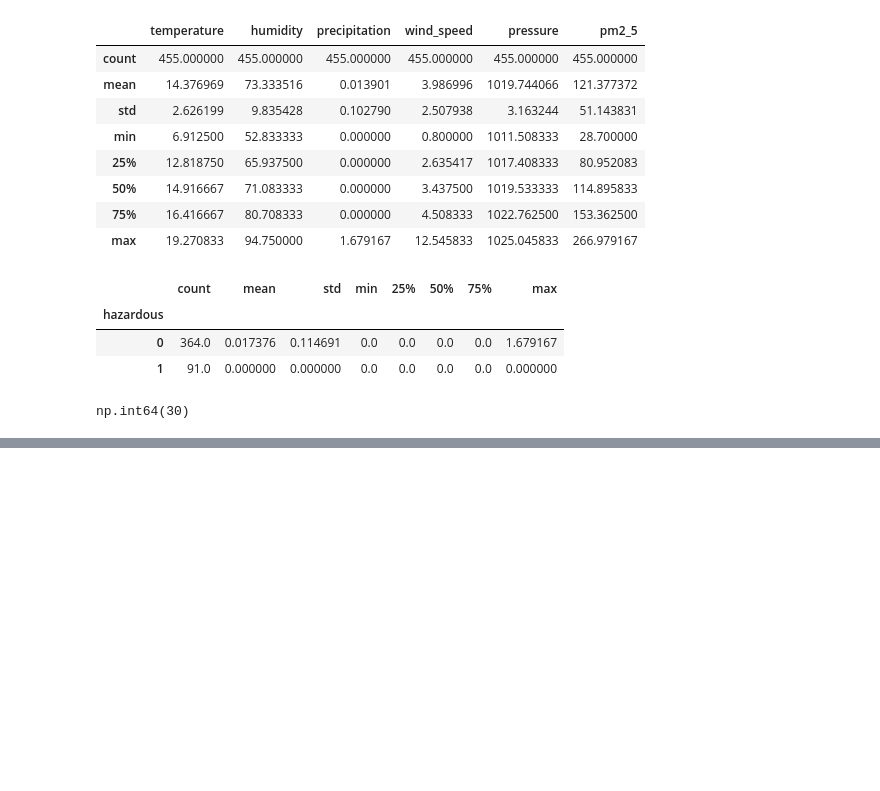
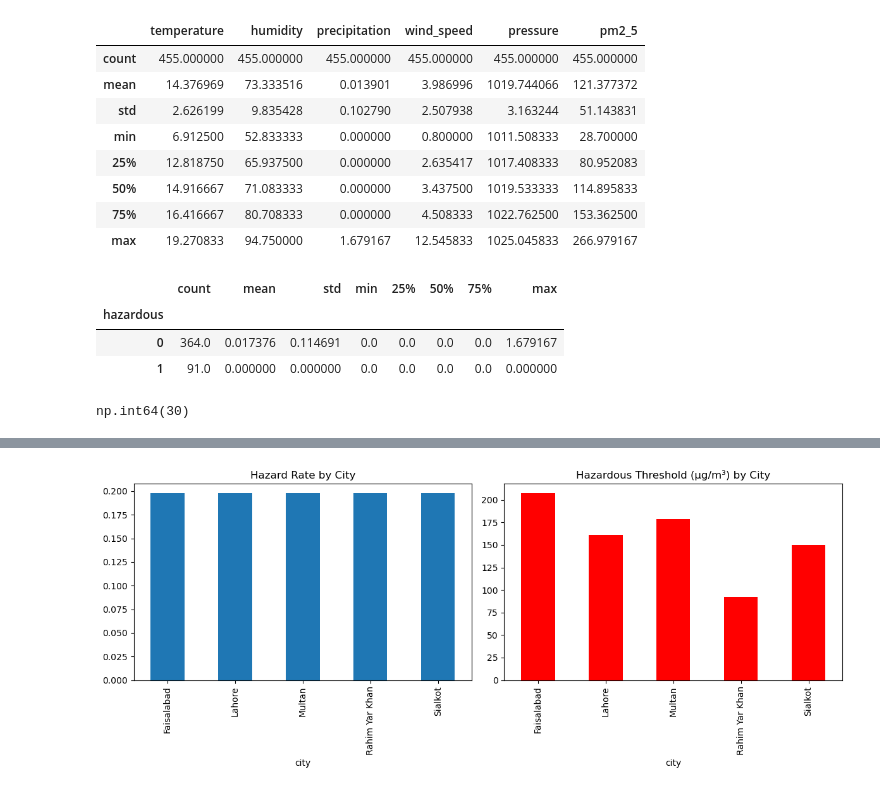
Before and after one commit to zenab-s/lahore-smog-prediction, a Jupyter notebook: notebooks/01_data_exploration.ipynb, the cells around one changed output, grey strips where cells are left out. Drawn from its saved outputs; the diff is of its cells as text; code cells hidden in the pictures; blank space fills up the shorter version.

```diff
--- a/notebooks/01_data_exploration.ipynb
+++ b/notebooks/01_data_exploration.ipynb
@@ -394,0 +436,3 @@ np.int64(30)
+# %%
+daily['threshold'] = daily.groupby('city')['pm2_5'].transform(lambda x : x.quantile(0.8))
+daily['hazardous'] = (daily['pm2_5'] > daily['threshold']).astype(int)
@@ -394,0 +459,11 @@ np.int64(30)
+# %%
+fig, axes = plt.subplots(1, 2, figsize=(12, 5))
+
+daily.groupby('city')['hazardous'].mean().plot(kind='bar', ax=axes[0], title='Hazard Rate by City')
+daily.groupby('city')['threshold'].first().plot(kind='bar', ax=axes[1], title='Hazardous Threshold (µg/m³) by City', color='red')
+
+plt.tight_layout()
+plt.savefig('../figures/hazard_rate_vs_threshold_by_city.png', dpi=150, bbox_inches='tight')
+plt.show()
+# %% [output]
+[figure, added]
```
Also changed, not shown: parts of 9 cells of this notebook, 2 other files.
